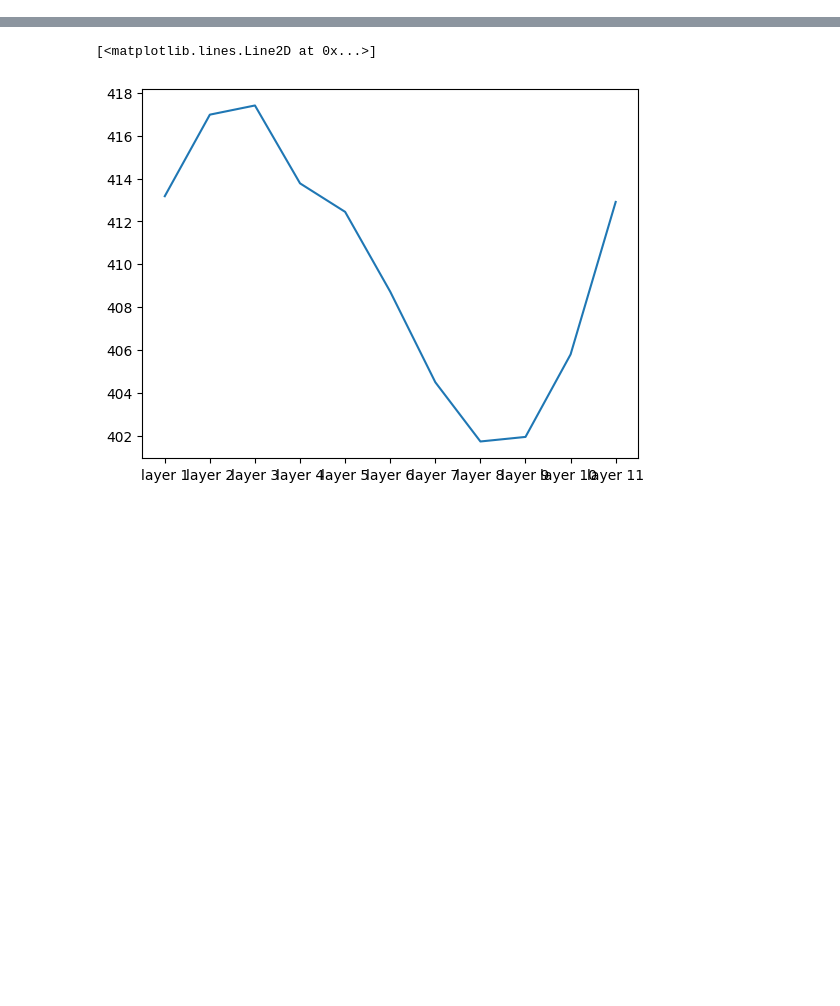
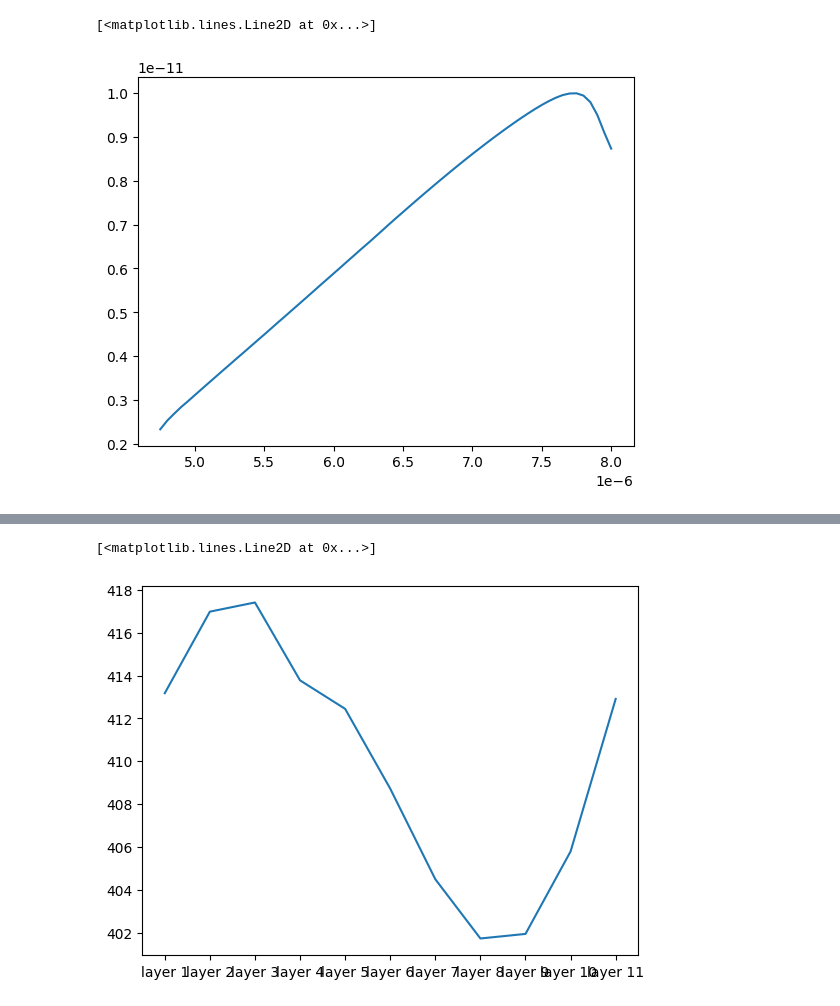
Before and after one commit to iAmBrig12/REU_AI_Thermography, a Jupyter notebook: data_exploration.ipynb, the cells around one changed output, grey strips where cells are left out. Saved outputs shown, nothing was run; the diff lists cells and outputs as text; code cells hidden in the pictures; blank space fills up the shorter version.

```diff
--- a/data_exploration.ipynb
+++ b/data_exploration.ipynb
@@ -30 +17,6 @@ spectrum_train.describe()
+# %%
+plt.plot(spectrum_test.iloc[50])
+# %% [output]
+[<matplotlib.lines.Line2D at 0x...>]
+[figure, added]
 # %%
```
Also changed, not shown: parts of 3 cells of this notebook, 1 other file.
